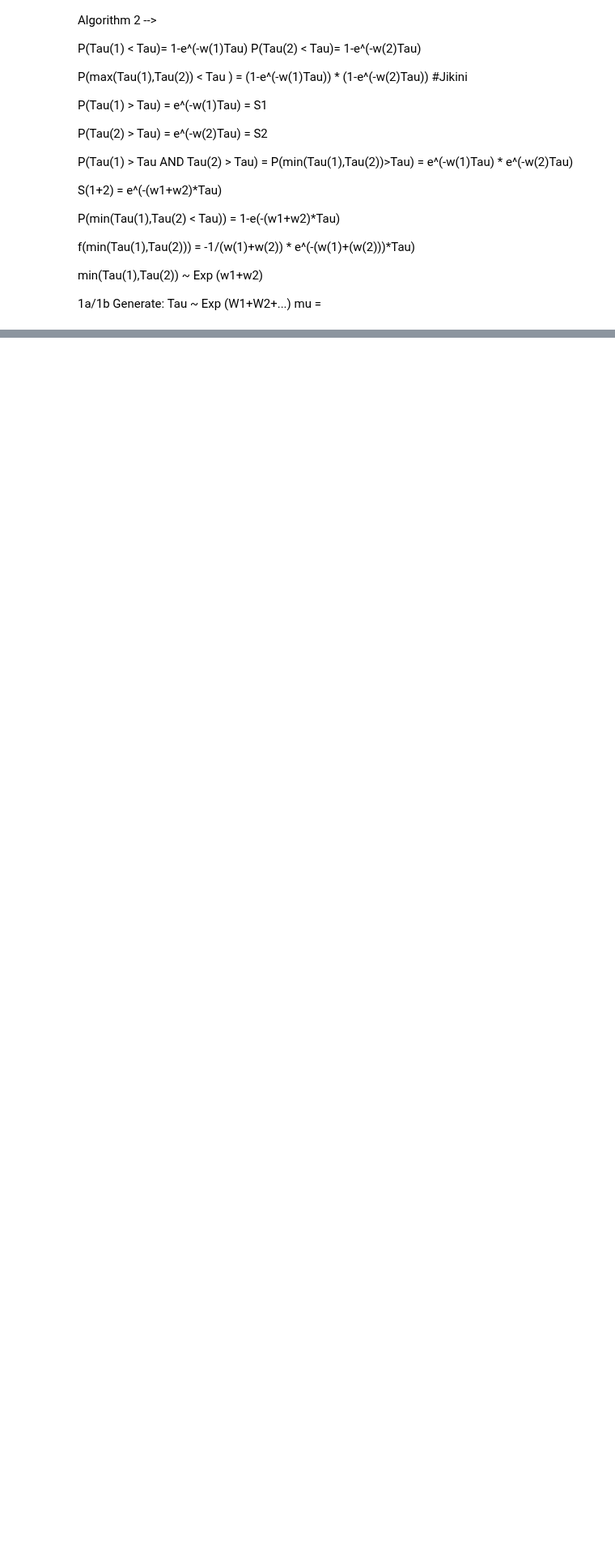
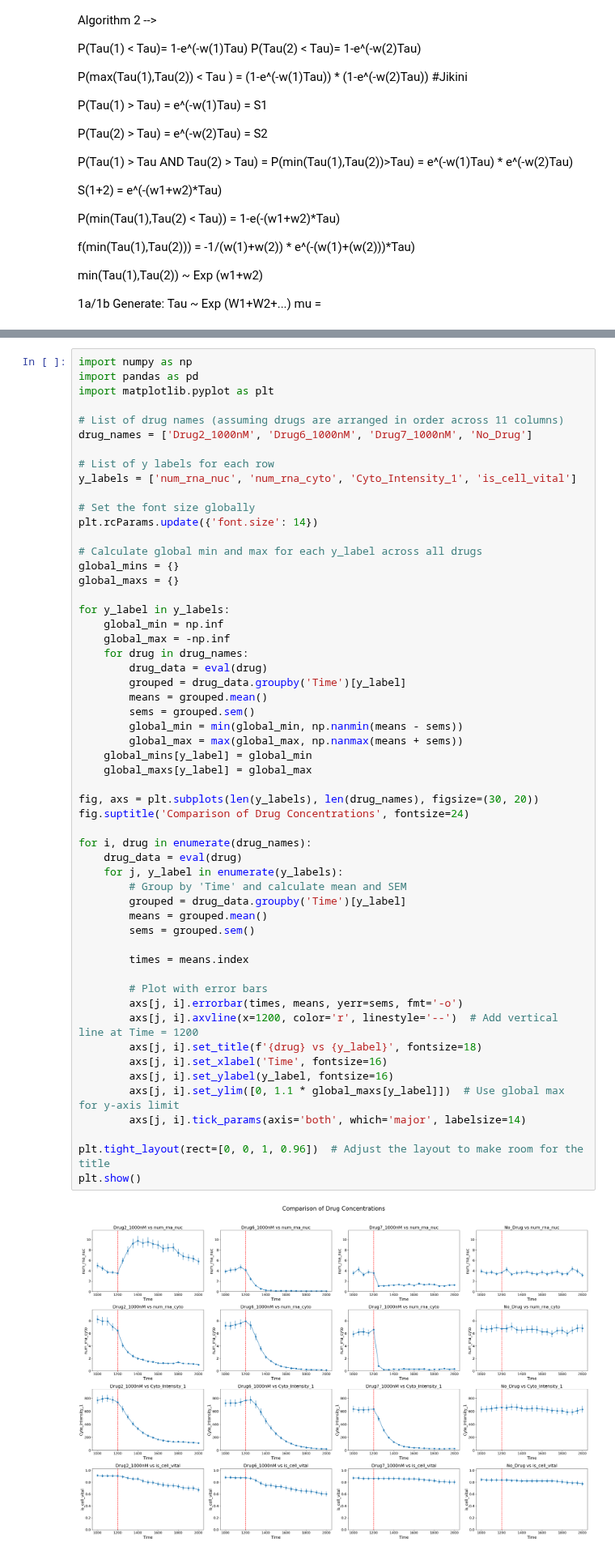
Before and after one commit to Munsky/UQbio2024_Team6, a Jupyter notebook: project_Daria.ipynb, the cells around one changed output, grey strips where cells are left out. Shown at 81% size. Saved outputs shown, nothing was run; the diff lists cells and outputs as text; blank space fills up the shorter version.

```diff
--- a/project_Daria.ipynb
+++ b/project_Daria.ipynb
@@ -803,0 +827,57 @@ min(Tau(1),Tau(2)) ~ Exp (w1+w2)
+# %%
+import numpy as np
+import pandas as pd
+import matplotlib.pyplot as plt
+
+# List of drug names (assuming drugs are arranged in order across 11 columns)
+drug_names = ['Drug2_1000nM', 'Drug6_1000nM', 'Drug7_1000nM', 'No_Drug']
+
+# List of y labels for each row
+y_labels = ['num_rna_nuc', 'num_rna_cyto', 'Cyto_Intensity_1', 'is_cell_vital']
+
+# Set the font size globally
+plt.rcParams.update({'font.size': 14})
+
+# Calculate global min and max for each y_label across all drugs
+global_mins = {}
+global_maxs = {}
+
+for y_label in y_labels:
+    global_min = np.inf
+    global_max = -np.inf
+    for drug in drug_names:
+        drug_data = eval(drug)
+        grouped = drug_data.groupby('Time')[y_label]
+        means = grouped.mean()
+        sems = grouped.sem()
+        global_min = min(global_min, np.nanmin(means - sems))
+        global_max = max(global_max, np.nanmax(means + sems))
+    global_mins[y_label] = global_min
+    global_maxs[y_label] = global_max
+
+fig, axs = plt.subplots(len(y_labels), len(drug_names), figsize=(30, 20))
+fig.suptitle('Comparison of Drug Concentrations', fontsize=24)
+
+for i, drug in enumerate(drug_names):
+    drug_data = eval(drug)
+    for j, y_label in enumerate(y_labels):
+        # Group by 'Time' and calculate mean and SEM
+        grouped = drug_data.groupby('Time')[y_label]
+        means = grouped.mean()
+        sems = grouped.sem()
+
+        times = means.index
+
+        # Plot with error bars
+        axs[j, i].errorbar(times, means, yerr=sems, fmt='-o')
+        axs[j, i].axvline(x=1200, color='r', linestyle='--')  # Add vertical line at Time = 1200
+        axs[j, i].set_title(f'{drug} vs {y_label}', fontsize=18)
+        axs[j, i].set_xlabel('Time', fontsize=16)
+        axs[j, i].set_ylabel(y_label, fontsize=16)
+        axs[j, i].set_ylim([0, 1.1 * global_maxs[y_label]])  # Use global max for y-axis limit
+        axs[j, i].tick_params(axis='both', which='major', labelsize=14)
+
+plt.tight_layout(rect=[0, 0, 1, 0.96])  # Adjust the layout to make room for the title
+plt.show()
+# %% [output]
+[figure, added]
```
Also changed, not shown: parts of 2 cells of this notebook.
